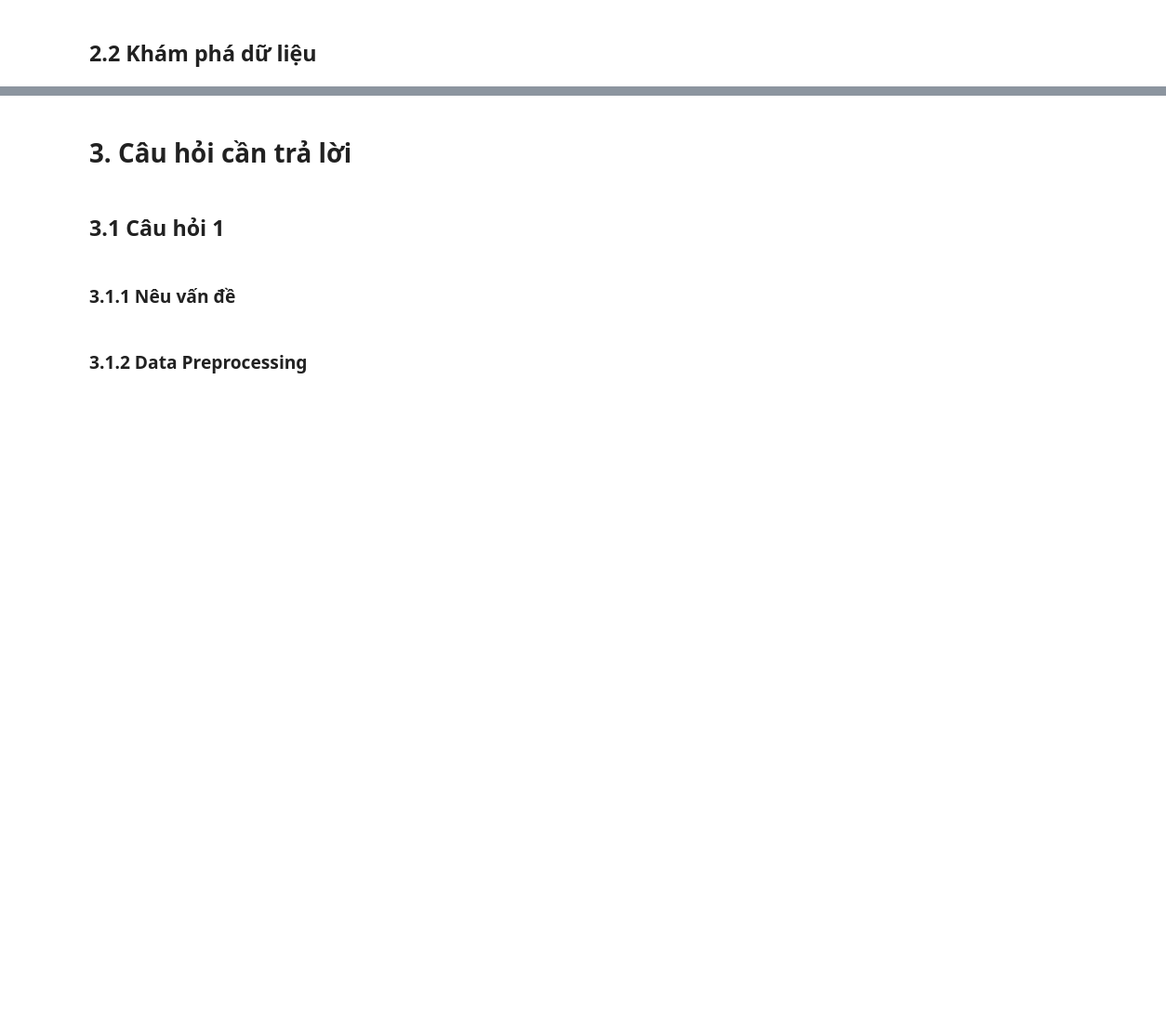
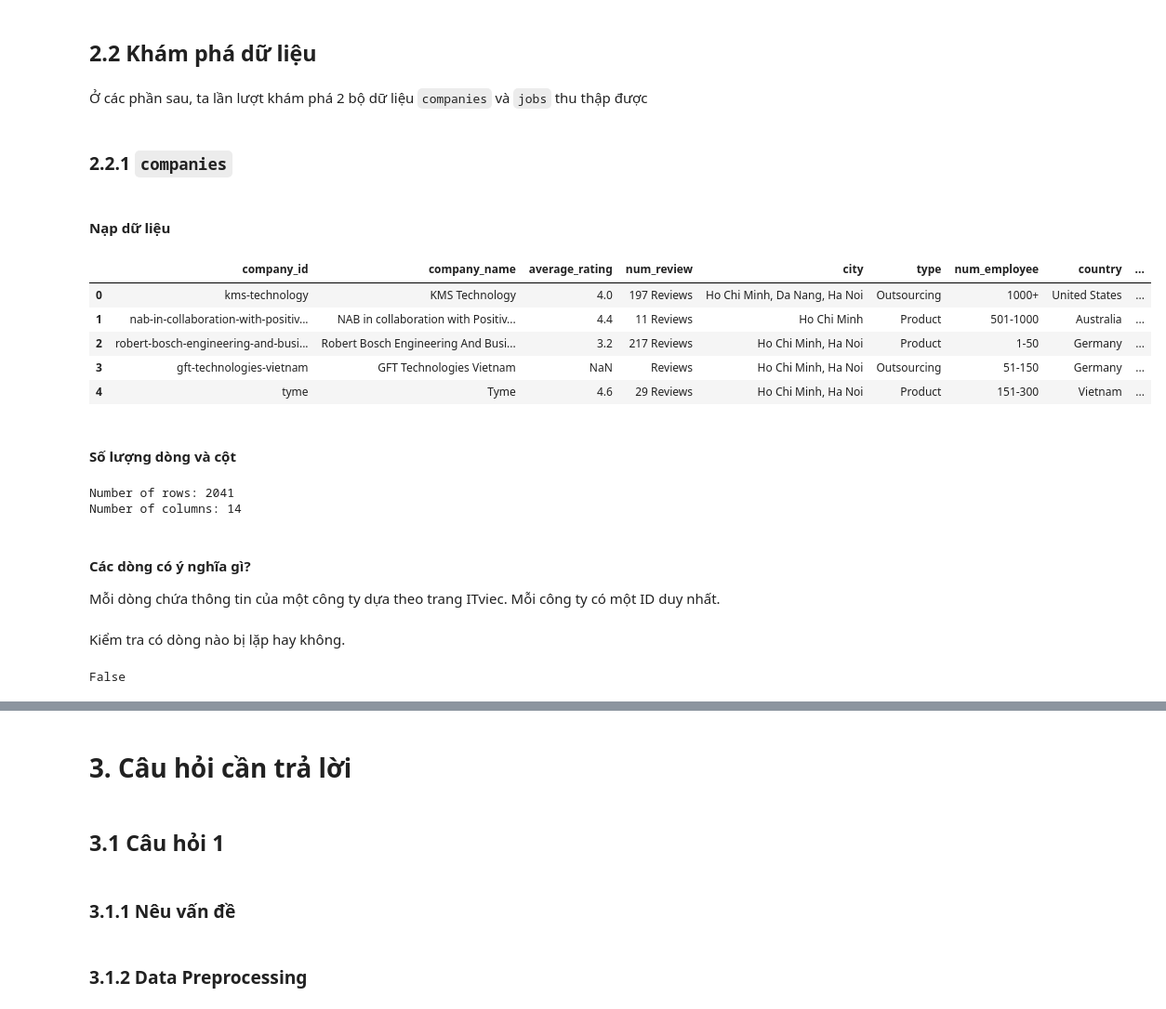
Before and after one commit to huyle-itus/P4DS_FinalProject, a Jupyter notebook: FinalProject.ipynb, the cells around one changed output, grey strips where cells are left out. Shown: that part at 93% size. Drawn from its saved outputs; the diff is of its cells as text; code cells hidden in the pictures; blank space fills up the shorter version.

```diff
--- a/FinalProject.ipynb
+++ b/FinalProject.ipynb
@@ -11,2 +20,8 @@ Thông tin của nhóm
 # %% [markdown]
 ## 2.2 Khám phá dữ liệu
+# %% [markdown]
+Ở các phần sau, ta lần lượt khám phá 2 bộ dữ liệu `companies` và `jobs` thu thập được
+# %% [markdown]
+### 2.2.1 `companies`
+# %% [markdown]
+#### Nạp dữ liệu
@@ -12,0 +32,26 @@ Thông tin của nhóm
+# %%
+companies_df = pd.read_csv('dataset/companies.csv')
+companies_df.head()
+# %% [output]
+|  | company_id | company_name | average_rating | num_review | city | type | num_employee | country | ... |
+| 0 | kms-technology | KMS Technology | 4.0 | 197 Reviews | Ho Chi Minh, Da Nang, Ha Noi | Outsourcing | 1000+ | United States | ... |
+| 1 | nab-in-collaboration-with-positiv... | NAB in collaboration with Positiv... | 4.4 | 11 Reviews | Ho Chi Minh | Product | 501-1000 | Australia | ... |
+| 2 | robert-bosch-engineering-and-busi... | Robert Bosch Engineering And Busi... | 3.2 | 217 Reviews | Ho Chi Minh, Ha Noi | Product | 1-50 | Germany | ... |
+| 3 | gft-technologies-vietnam | GFT Technologies Vietnam | NaN | Reviews | Ho Chi Minh, Ha Noi | Outsourcing | 51-150 | Germany | ... |
+| 4 | tyme | Tyme | 4.6 | 29 Reviews | Ho Chi Minh, Ha Noi | Product | 151-300 | Vietnam | ... |
+# %% [markdown]
+#### Số lượng dòng và cột
+# %%
+print('Number of rows: {}\nNumber of columns: {}'.format(*companies_df.shape))
+# %% [output]
+Number of rows: 2041
+Number of columns: 14
+# %% [markdown]
+#### Các dòng có ý nghĩa gì?
+Mỗi dòng chứa thông tin của một công ty dựa theo trang ITviec. Mỗi công ty có một ID duy nhất.
+# %% [markdown]
+Kiểm tra có dòng nào bị lặp hay không.
+# %%
+companies_df.duplicated().sum() != 0
+# %% [output]
+False
```
Also changed, not shown: parts of 27 cells of this notebook.
